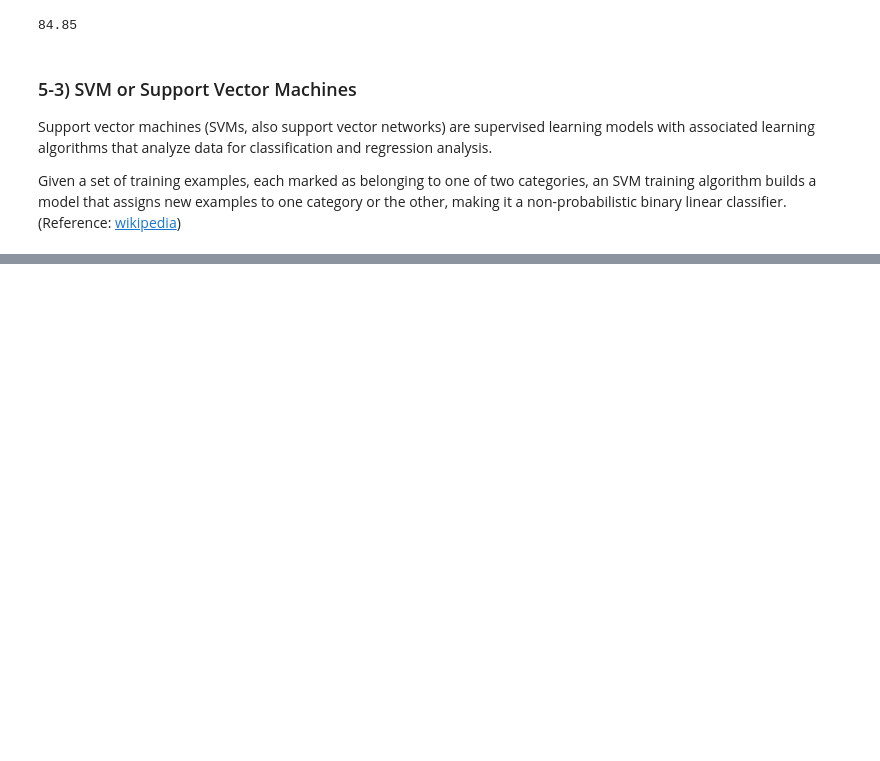
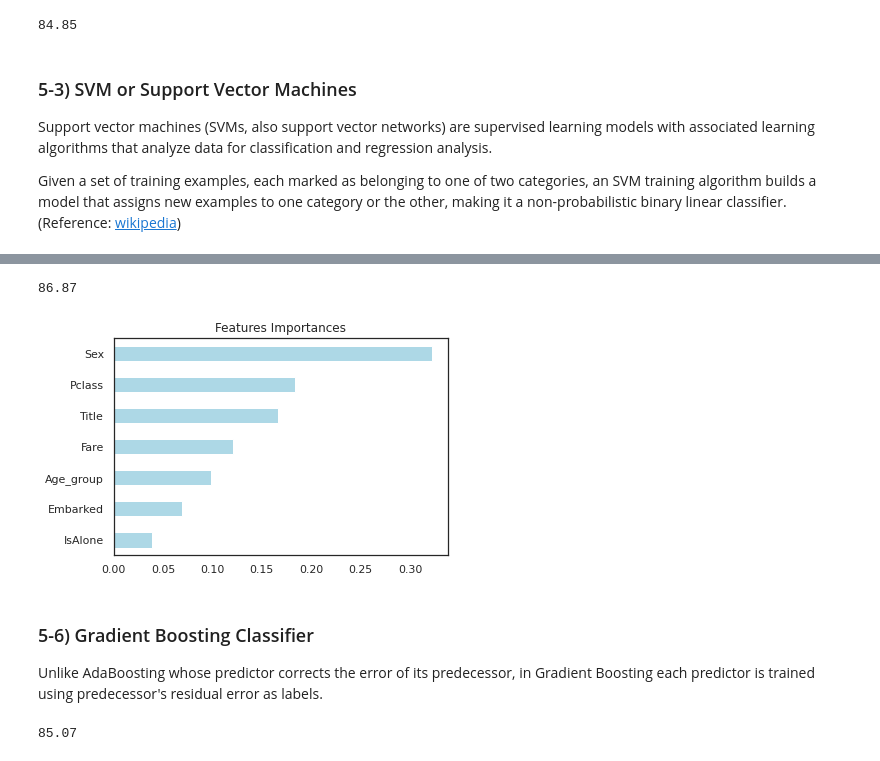
Before and after one commit to phs928/HackerRank_Python_Solutions, a Jupyter notebook: data-science-with-titanic-dataset.ipynb, the cells around one changed output, grey strips where cells are left out. Drawn from its saved outputs; the diff is of its cells as text; code cells hidden in the pictures; blank space fills up the shorter version.

Commit message:
Kaggle Notebook | Data Science with Titanic dataset | Version 18

```diff
--- a/data-science-with-titanic-dataset.ipynb
+++ b/data-science-with-titanic-dataset.ipynb
@@ -767,0 +764,10 @@ Given a set of training examples, each marked as belonging to one of two categor
+# %%
+# SVM
+
+svc = SVC()
+svc.fit(X_train, y_train)
+
+y_pred = svc.predict(X_test)
+
+acc_svc = round(svc.score(X_train, y_train) * 100, 2)
+acc_svc
@@ -767,0 +784,10 @@ Given a set of training examples, each marked as belonging to one of two categor
+# %%
+# Decision tree classifier
+
+DT = DecisionTreeClassifier()
+DT.fit(X_train, y_train)
+
+y_pred = DT.predict(X_test)
+
+acc_DT = round(DT.score(X_train, y_train) * 100, 2)
+acc_DT
@@ -767,0 +806,39 @@ Given a set of training examples, each marked as belonging to one of two categor
+# %%
+# Random Forest Classifier
+
+RF = RandomForestClassifier()
+RF.fit(X_train, y_train)
+
+y_pred = RF.predict(X_test)
+
+acc_RF = round(RF.score(X_train, y_train) * 100, 2)
+acc_RF
+# %% [output]
+86.87
+# %%
+# Feature importance
+
+importances = pd.Series(data=RF.feature_importances_, index=X_train.columns)
+importances_sorted = importances.sort_values()
+
+importances_sorted.plot(kind='barh', color='lightblue')
+plt.title('Features Importances')
+plt.show()
+# %% [output]
+[figure, added]
+# %% [markdown]
+### 5-6) Gradient Boosting Classifier
+
+Unlike AdaBoosting whose predictor corrects the error of its predecessor, in Gradient Boosting each predictor is trained using predecessor's residual error as labels.
+# %%
+# Gradient Boosting Classifier
+
+GB = GradientBoostingClassifier()
+GB.fit(X_train, y_train)
+
+y_pred = GB.predict(X_test)
+
+acc_GB = round(GB.score(X_train, y_train) * 100, 2)
+acc_GB
+# %% [output]
+85.07
```
Also changed, not shown: parts of 12 cells of this notebook.
